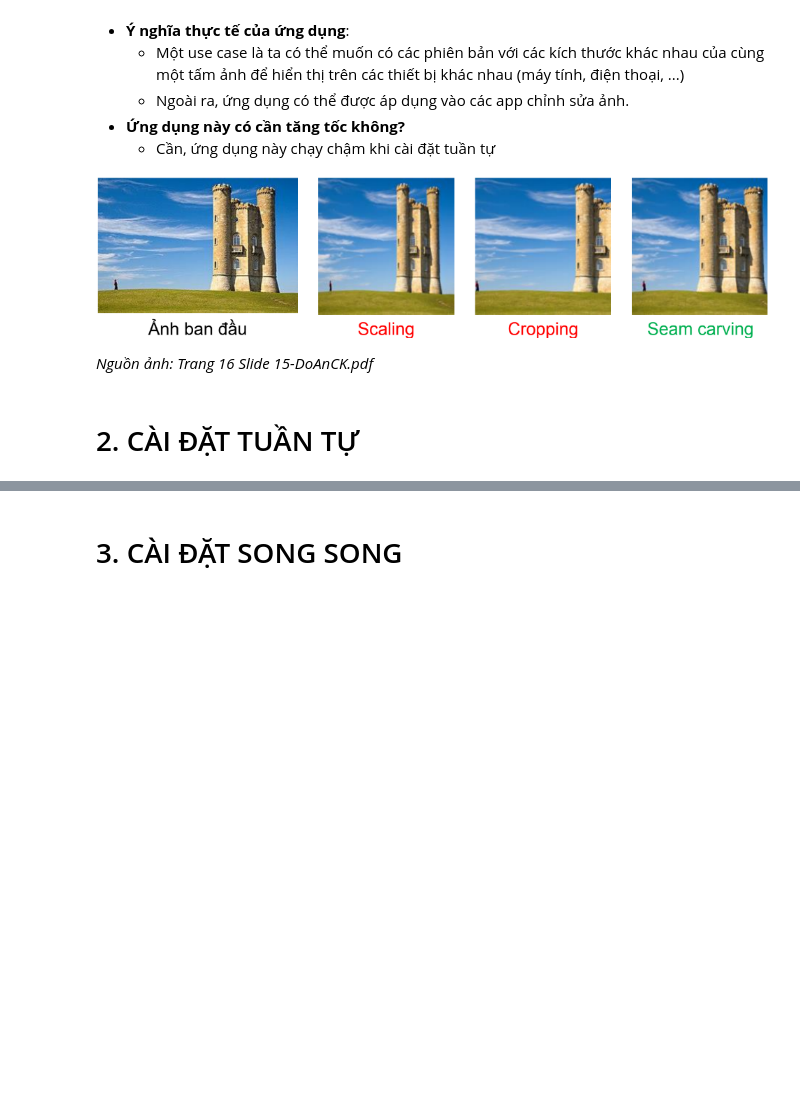
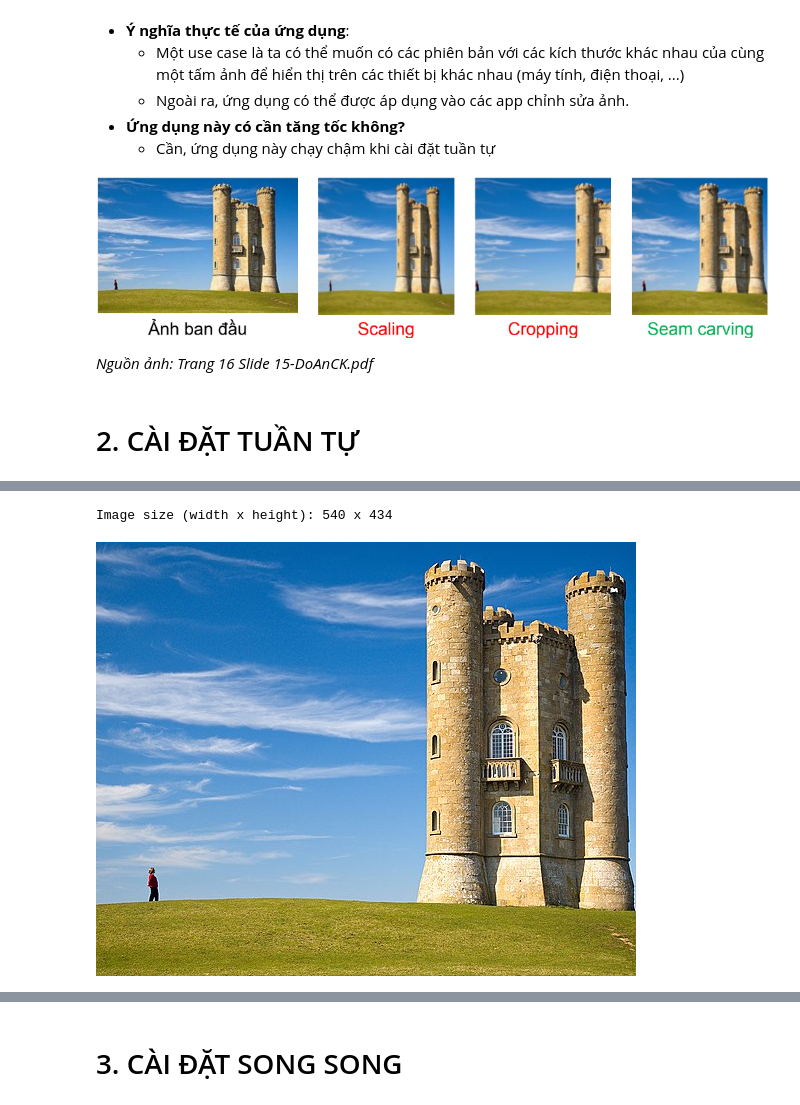
Before and after one commit to pdthuc/CUDA_Seam-Carving, a Jupyter notebook: Report.ipynb, the cells around one changed output, grey strips where cells are left out. Saved outputs shown, nothing was run; the diff lists cells and outputs as text; code cells hidden in the pictures; blank space fills up the shorter version.

```diff
--- a/Report.ipynb
+++ b/Report.ipynb
@@ -120,0 +145,5 @@ Image size (width x height): 500 x 434
+# %%
+show_pnm('v1_host_out.pnm')
+# %% [output]
+Image size (width x height): 540 x 434
+[figure, added]
```
Also changed, not shown: parts of 38 cells of this notebook, 5 other files.
